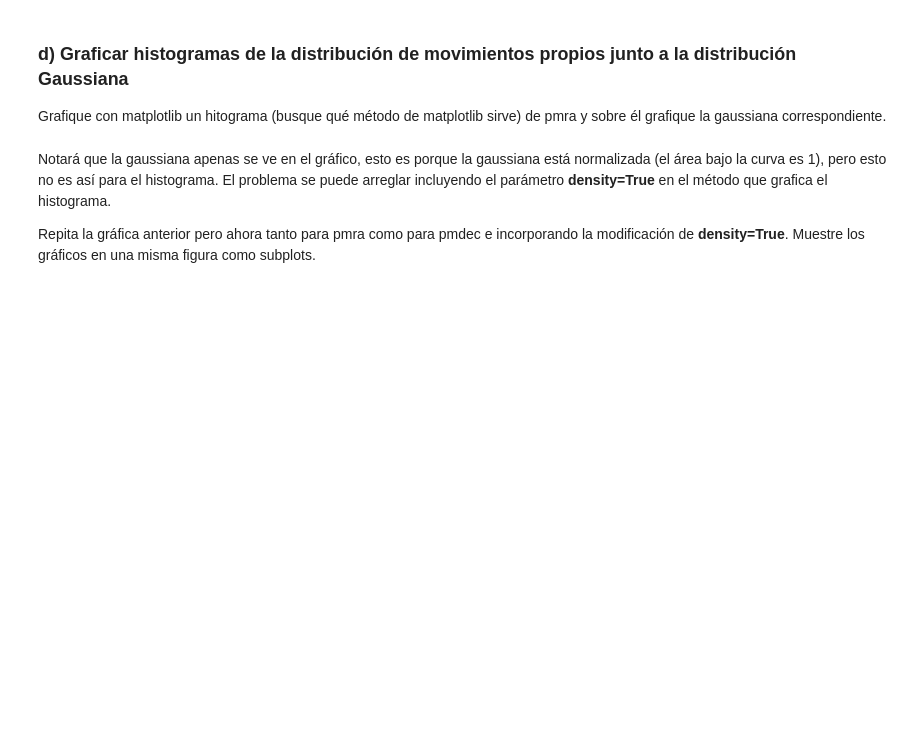
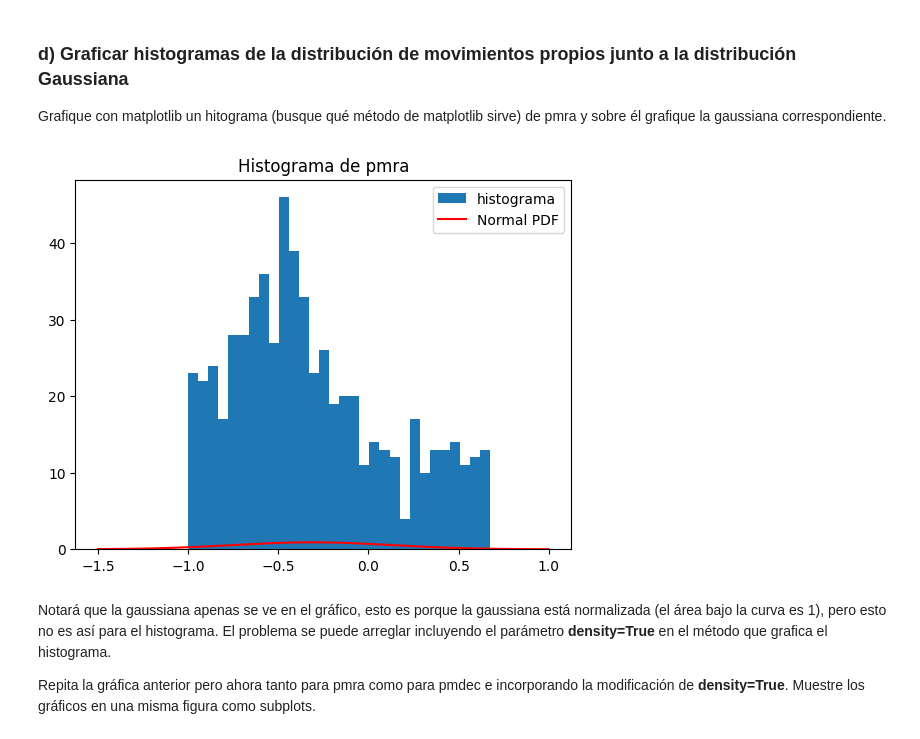
Before and after one commit to benjaaamin-waaa/Tarea-2, a Jupyter notebook: Tarea2.ipynb, the cells around one changed output. Saved outputs shown, nothing was run; the diff lists cells and outputs as text; code cells hidden in the pictures; blank space fills up the shorter version.

```diff
--- a/Tarea2.ipynb
+++ b/Tarea2.ipynb
@@ -207,7 +210,25 @@ fx_pmdec =
+# %%
+from scipy import stats
+
+x_pmra = np.linspace(-1.5,1,300)#creamos el arreglo con 300 numeros
+sigma_pmra = std_pmra#creamos la variable sigma para pmra
+fx_pmra = stats.norm(loc=mu_pmra,scale=sigma_pmra) #creamos la funcion usando norm
+
+x_pmdec =np.linspace(-2.5,0.5,300)#creamos el arreglo con 300 numeros
+sigma_pmdec = std_pmdec#creamos la variable sigma para pmdec
+fx_pmdec = stats.norm(loc=mu_pmdec,scale=sigma_pmdec) #creamos la funcion usando norm nuevamente
 # %% [markdown]
 ### d) Graficar histogramas de la distribución de movimientos propios junto a la distribución Gaussiana
 
 Grafique con matplotlib un hitograma (busque qué método de matplotlib sirve) de pmra y sobre él grafique la gaussiana correspondiente.
+# %%
+plt.hist(pmra,bins=30,label='histograma')#creamos el histograma
+plt.plot(x_pmra, fx_pmra.pdf(x_pmra), color = 'r', label='Normal PDF')#graficamos la gaussiana
+plt.legend(loc = 'upper right')#colocamos la leyenda
+plt.title(f'Histograma de pmra')#le ponemos titulo al grafico
+plt.show()
+# %% [output]
+[figure, added]
 # %% [markdown]
 Notará que la gaussiana apenas se ve en el gráfico, esto es porque la gaussiana está normalizada (el área bajo la curva es 1), pero esto no es así para el histograma. El problema se puede arreglar incluyendo el parámetro **density=True** en el método que grafica el histograma.
 
```
Also changed, not shown: parts of 19 cells of this notebook.
